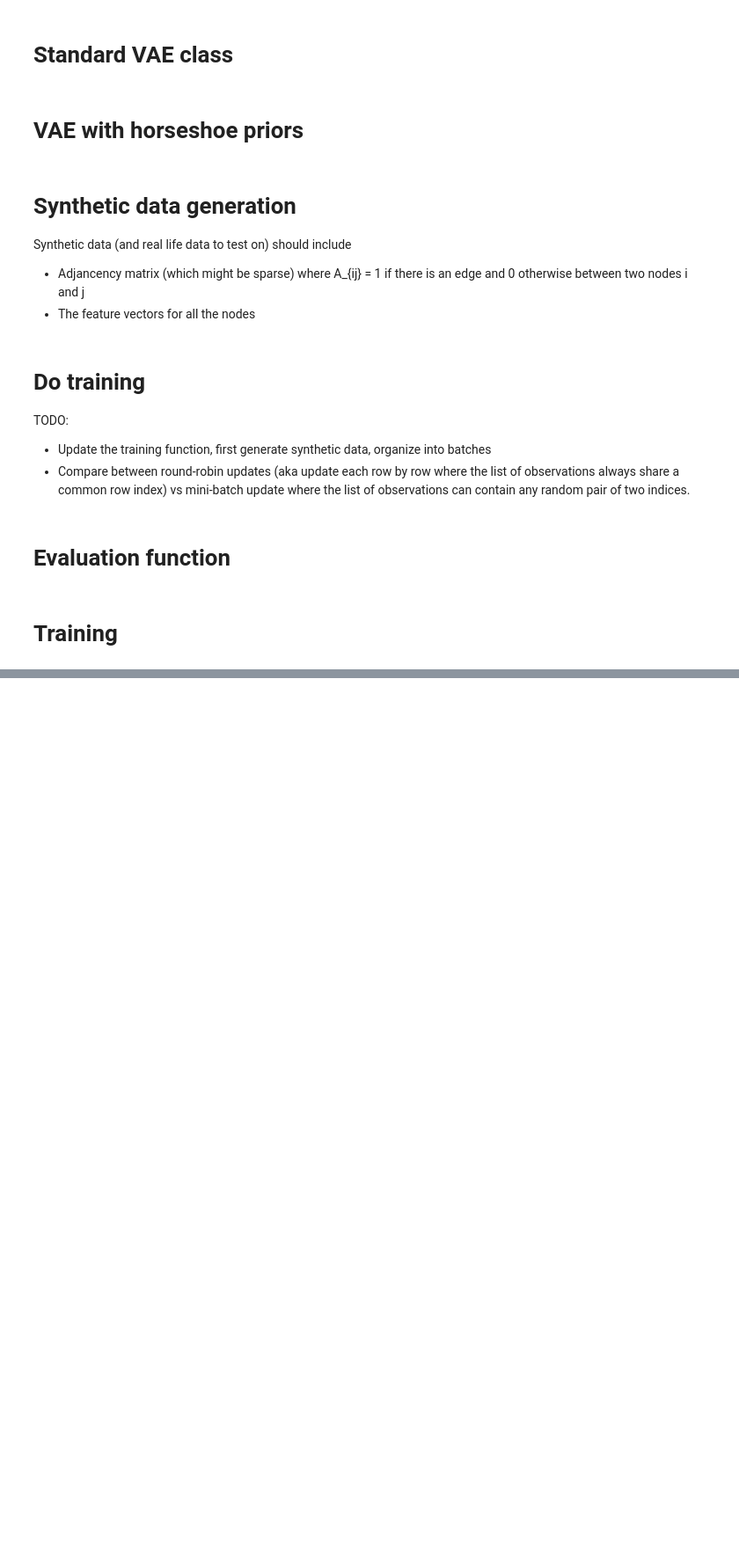
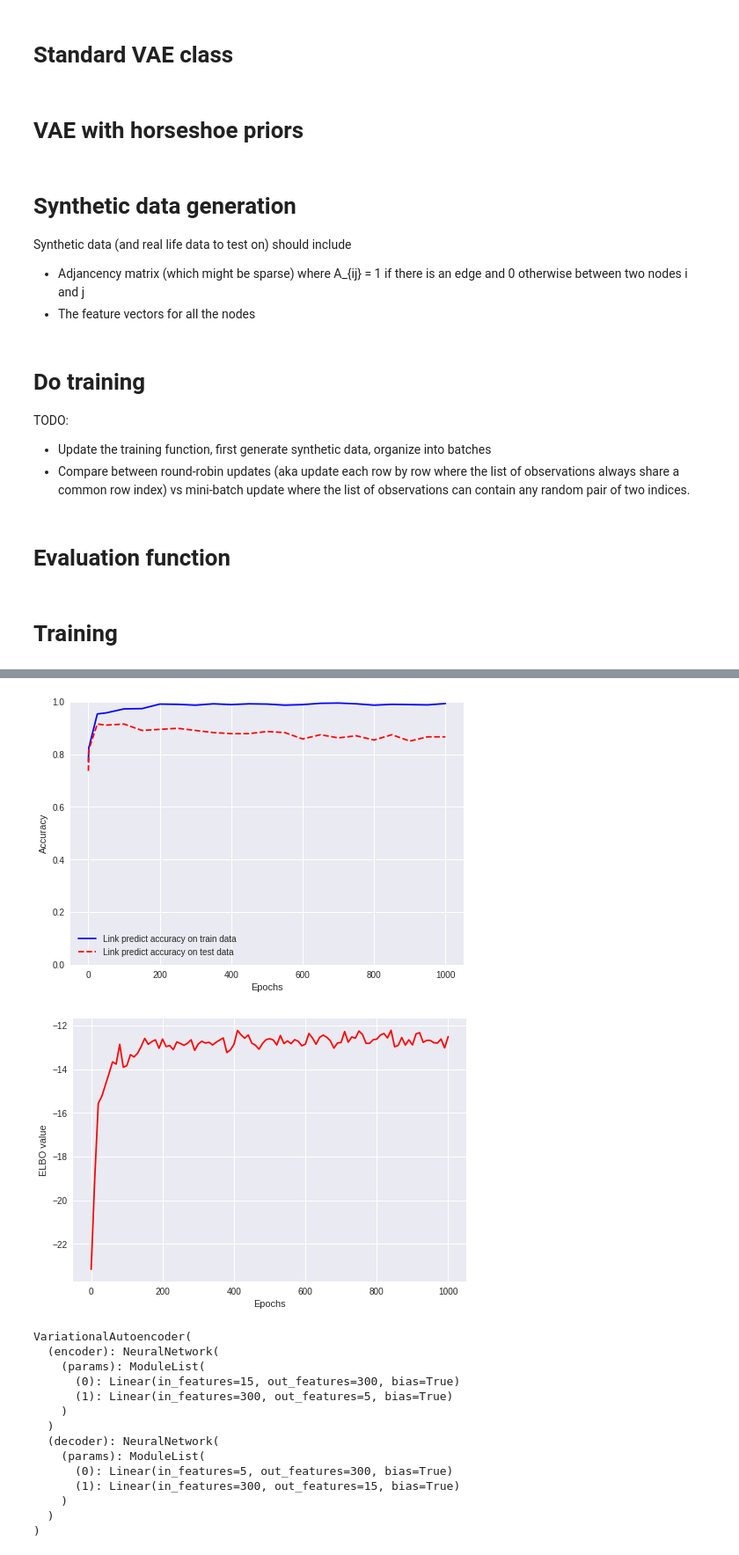
Before and after one commit to dnguyen1196/Horseshoe-VAE, a Jupyter notebook: Horseshoe_VAE.ipynb, the cells around one changed output, grey strips where cells are left out. Shown: that part at 88% size. Drawn from its saved outputs; the diff is of its cells as text; code cells hidden in the pictures; blank space fills up the shorter version.

```diff
--- a/Horseshoe_VAE.ipynb
+++ b/Horseshoe_VAE.ipynb
@@ -821,7 +826,7 @@ def train_on_synthetic_data(model, num_nodes, observed_dim, true_dim, fake_dim):
 
     train_losses = []
     test_losses = []
-    obj_losses = []
+    ELBOs = []
     epochs = []
     all_epochs = []
 
@@ -891,9 +896,9 @@ torch.manual_seed(42)
 np.random.seed(42)
 
 num_nodes = 100
-observed_dim = 8
+observed_dim = 10
 true_dim = 3
-num_fake_dim = 7
+num_fake_dim = 5
 
 hidden_layer_sizes = [300]
 naive_model = VariationalAutoencoder(n_dims_code=5, \
@@ -912,0 +934,16 @@ NameError: ignored
+[figure, added]
+[figure, added]
+VariationalAutoencoder(
+  (encoder): NeuralNetwork(
+    (params): ModuleList(
+      (0): Linear(in_features=15, out_features=300, bias=True)
+      (1): Linear(in_features=300, out_features=5, bias=True)
+    )
+  )
+  (decoder): NeuralNetwork(
+    (params): ModuleList(
+      (0): Linear(in_features=5, out_features=300, bias=True)
+      (1): Linear(in_features=300, out_features=15, bias=True)
+    )
+  )
+)
```
Also changed, not shown: parts of 3 cells of this notebook.
